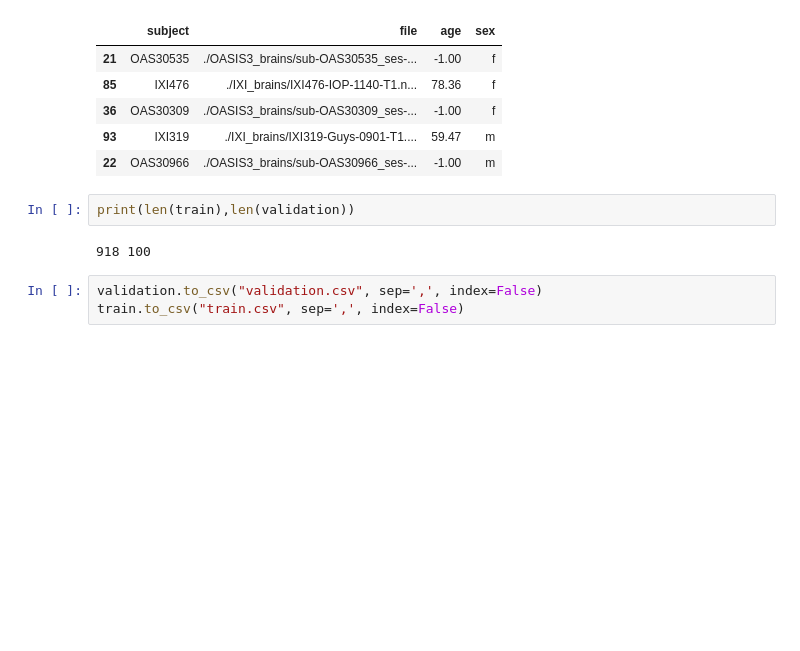
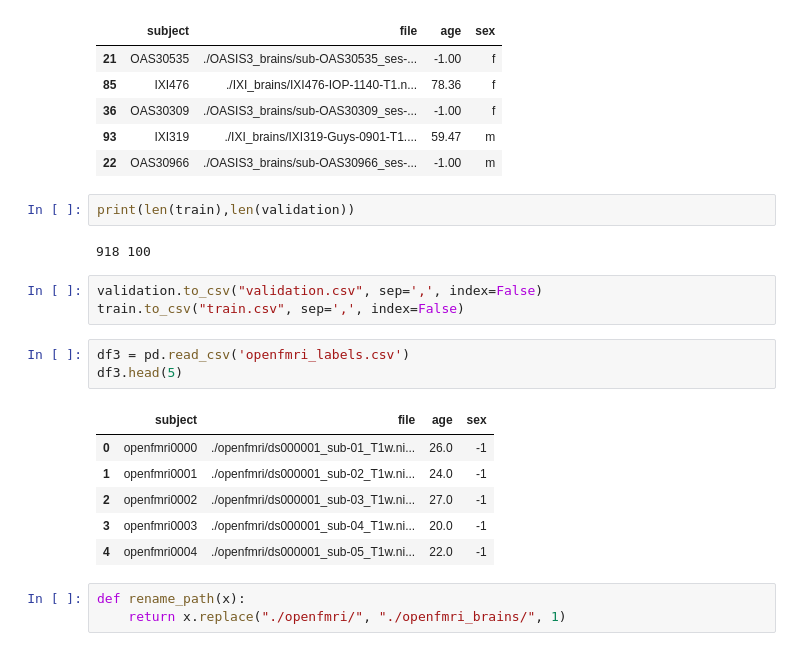
Before and after one commit to EythorE/brain-predict, a Jupyter notebook: data/training_split.ipynb, the cells around one changed output. Saved outputs shown, nothing was run; the diff lists cells and outputs as text; blank space fills up the shorter version.

```diff
--- a/data/training_split.ipynb
+++ b/data/training_split.ipynb
@@ -85,3 +85,16 @@ print(len(train),len(validation))
 # %%
 validation.to_csv("validation.csv", sep=',', index=False)
 train.to_csv("train.csv", sep=',', index=False)
+# %%
+df3 = pd.read_csv('openfmri_labels.csv')
+df3.head(5)
+# %% [output]
+|  | subject | file | age | sex |
+| 0 | openfmri0000 | ./openfmri/ds000001_sub-01_T1w.ni... | 26.0 | -1 |
+| 1 | openfmri0001 | ./openfmri/ds000001_sub-02_T1w.ni... | 24.0 | -1 |
+| 2 | openfmri0002 | ./openfmri/ds000001_sub-03_T1w.ni... | 27.0 | -1 |
+| 3 | openfmri0003 | ./openfmri/ds000001_sub-04_T1w.ni... | 20.0 | -1 |
+| 4 | openfmri0004 | ./openfmri/ds000001_sub-05_T1w.ni... | 22.0 | -1 |
+# %%
+def rename_path(x):
+    return x.replace("./openfmri/", "./openfmri_brains/", 1)
```
Also changed, not shown: parts of 11 cells of this notebook, 27 other files.
